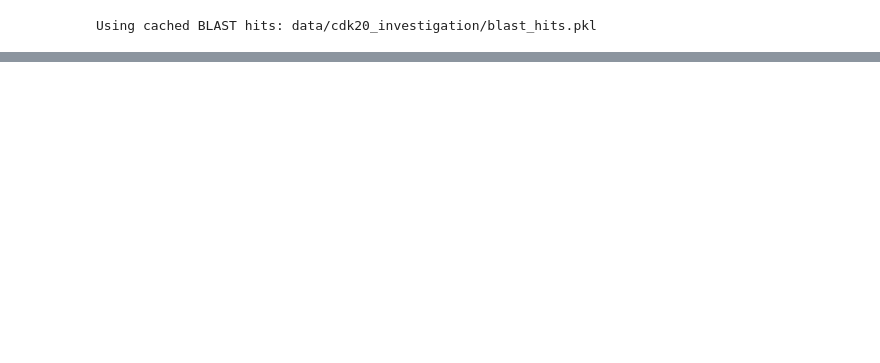
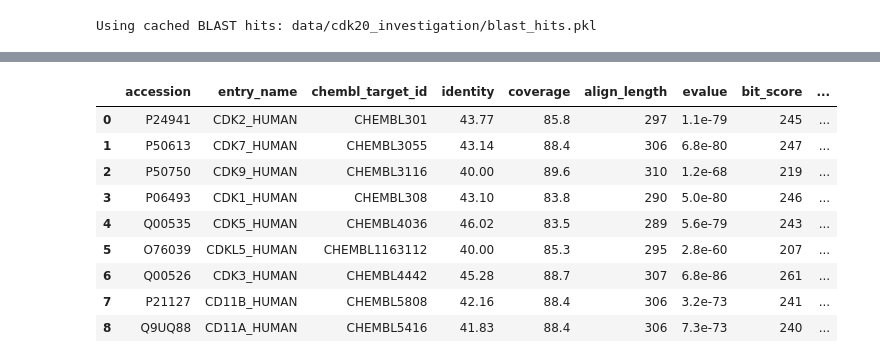
Before and after one commit to rhara/PharmoForge, a Jupyter notebook: notebooks/cdk20_investigation.ipynb, the cells around one changed output, grey strips where cells are left out. Saved outputs shown, nothing was run; the diff lists cells and outputs as text; code cells hidden in the pictures; blank space fills up the shorter version.

```diff
--- a/notebooks/cdk20_investigation.ipynb
+++ b/notebooks/cdk20_investigation.ipynb
@@ -23,0 +31,16 @@ Q8IZL9
+# %%
+import pandas as pd
+from chembl import local as chembl_local
+
+chembl_target_id = chembl_local.resolve_target_chembl_id(accession, CHEMBL_DB)
+activities = chembl_local.fetch_activities(chembl_target_id, CHEMBL_DB)
+
+compounds_df = pd.DataFrame(activities)
+if not compounds_df.empty:
+    compounds_df = compounds_df[
+        ["molecule_chembl_id", "molecule_pref_name", "canonical_smiles",
+         "standard_type", "standard_value", "standard_units", "pchembl_value",
+         "assay_chembl_id", "document_chembl_id"]
+    ].sort_values("pchembl_value", ascending=False).reset_index(drop=True)
+compounds_df.to_csv(OUTDIR / "known_compounds.csv", index=False)
+compounds_df
@@ -235,0 +225,20 @@ print(f"Known active compounds for CDK20 itself (ChEMBL, pChEMBL available): {le
+# %%
+ranking_display_df = ranking_df[
+    ["accession", "entry_name", "chembl_target_id", "identity", "coverage",
+     "align_length", "evalue", "bit_score", "pdb_count", "compound_count"]
+].copy()
+ranking_display_df["identity"] = ranking_display_df["identity"].round(2)
+ranking_display_df["bit_score"] = ranking_display_df["bit_score"].round().astype(int)
+ranking_display_df["evalue"] = ranking_display_df["evalue"].apply(_format_evalue)
+ranking_display_df
+# %% [output]
+|  | accession | entry_name | chembl_target_id | identity | coverage | align_length | evalue | bit_score | ... |
+| 0 | P24941 | CDK2_HUMAN | CHEMBL301 | 43.77 | 85.8 | 297 | 1.1e-79 | 245 | ... |
+| 1 | P50613 | CDK7_HUMAN | CHEMBL3055 | 43.14 | 88.4 | 306 | 6.8e-80 | 247 | ... |
+| 2 | P50750 | CDK9_HUMAN | CHEMBL3116 | 40.00 | 89.6 | 310 | 1.2e-68 | 219 | ... |
+| 3 | P06493 | CDK1_HUMAN | CHEMBL308 | 43.10 | 83.8 | 290 | 5.0e-80 | 246 | ... |
+| 4 | Q00535 | CDK5_HUMAN | CHEMBL4036 | 46.02 | 83.5 | 289 | 5.6e-79 | 243 | ... |
+| 5 | O76039 | CDKL5_HUMAN | CHEMBL1163112 | 40.00 | 85.3 | 295 | 2.8e-60 | 207 | ... |
+| 6 | Q00526 | CDK3_HUMAN | CHEMBL4442 | 45.28 | 88.7 | 307 | 6.8e-86 | 261 | ... |
+| 7 | P21127 | CD11B_HUMAN | CHEMBL5808 | 42.16 | 88.4 | 306 | 3.2e-73 | 241 | ... |
+| 8 | Q9UQ88 | CD11A_HUMAN | CHEMBL5416 | 41.83 | 88.4 | 306 | 7.3e-73 | 240 | ... |
```
Also changed, not shown: parts of 22 cells of this notebook, 9 other files.
